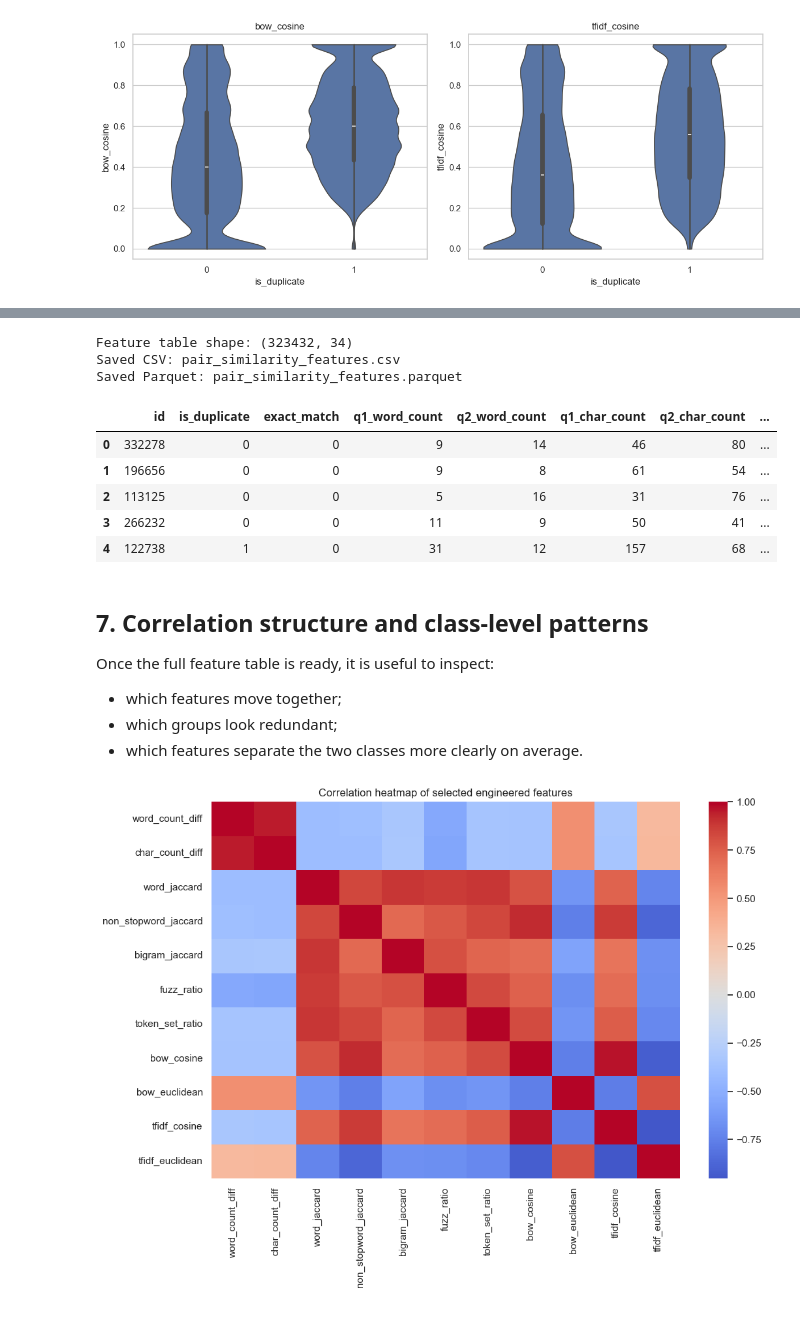
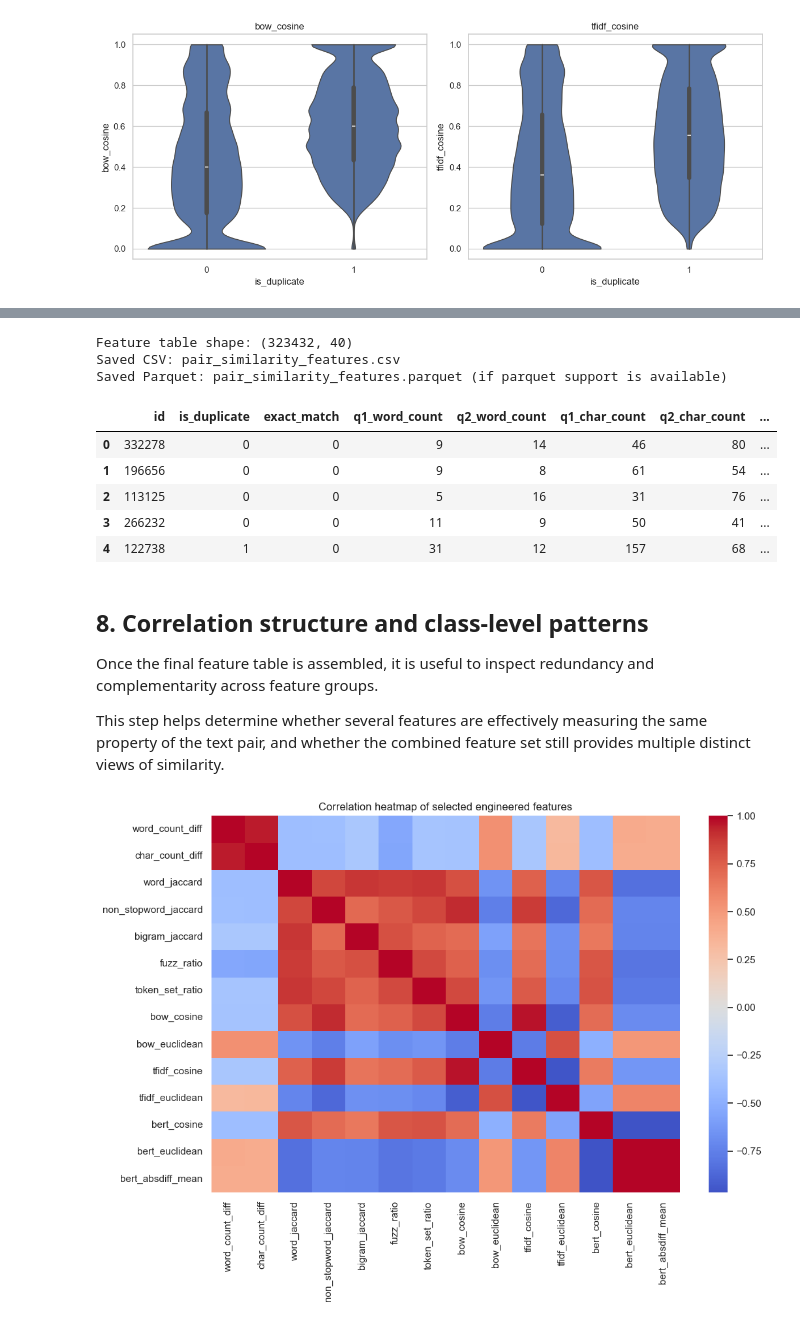
Before and after one commit to Demavend/Quora-project, a Jupyter notebook: notebooks/03_feature_engineering.ipynb, the cells around one changed output, grey strips where cells are left out. Cells and saved outputs as stored; diff of their text form; code cells hidden in the pictures.

Commit message:
Compleate first modeling step

```diff
--- a/notebooks/03_feature_engineering.ipynb
+++ b/notebooks/03_feature_engineering.ipynb
@@ -353,21 +566,28 @@ The final table keeps the row identifier and target column, then appends:
 # %%
 feature_table = build_feature_table(df)
+
+if bert_features is not None:
+    feature_table = pd.concat([feature_table, bert_features.reset_index(drop=True)], axis=1)
+    feature_table = feature_table.loc[:, ~feature_table.columns.duplicated()]
 
 feature_csv_path = PROCESSED_DIR / "pair_similarity_features.csv"
 feature_parquet_path = PROCESSED_DIR / "pair_similarity_features.parquet"
 
 feature_table.to_csv(feature_csv_path, index=False)
-feature_table.to_parquet(feature_parquet_path, index=False)
+try:
+    feature_table.to_parquet(feature_parquet_path, index=False)
+except Exception:
+    pass
 
 print(f"Feature table shape: {feature_table.shape}")
 print(f"Saved CSV: {feature_csv_path.name}")
-print(f"Saved Parquet: {feature_parquet_path.name}")
+print(f"Saved Parquet: {feature_parquet_path.name} (if parquet support is available)")
 
 feature_table.head()
 # %% [output]
-Feature table shape: (323432, 34)
+Feature table shape: (323432, 40)
 Saved CSV: pair_similarity_features.csv
-Saved Parquet: pair_similarity_features.parquet
+Saved Parquet: pair_similarity_features.parquet (if parquet support is available)
 |  | id | is_duplicate | exact_match | q1_word_count | q2_word_count | q1_char_count | q2_char_count | ... |
 | 0 | 332278 | 0 | 0 | 9 | 14 | 46 | 80 | ... |
 | 1 | 196656 | 0 | 0 | 9 | 8 | 61 | 54 | ... |
@@ -375,37 +595,39 @@ Saved Parquet: pair_similarity_features.parquet
 | 3 | 266232 | 0 | 0 | 11 | 9 | 50 | 41 | ... |
 | 4 | 122738 | 1 | 0 | 31 | 12 | 157 | 68 | ... |
 # %% [markdown]
-## 7. Correlation structure and class-level patterns
+## 8. Correlation structure and class-level patterns
 
-Once the full feature table is ready, it is useful to inspect:
-- which features move together;
-- which groups look redundant;
-- which features separate the two classes more clearly on average.
+Once the final feature table is assembled, it is useful to inspect redundancy and complementarity across feature groups.
+
+This step helps determine whether several features are effectively measuring the same property of the text pair, and whether the combined feature set still provides multiple distinct views of similarity.
 # %%
 numeric_cols = get_numeric_feature_columns(feature_table)
 corr_cols = [
     "word_count_diff",
     "char_count_diff",
     "word_jaccard",
     "non_stopword_jaccard",
     "bigram_jaccard",
     "fuzz_ratio",
     "token_set_ratio",
     "bow_cosine",
     "bow_euclidean",
     "tfidf_cosine",
     "tfidf_euclidean",
+    "bert_cosine",
+    "bert_euclidean",
+    "bert_absdiff_mean",
 ]
 
 corr_cols = [col for col in corr_cols if col in feature_table.columns]
 
 plt.figure(figsize=(11, 8))
 sns.heatmap(feature_table[corr_cols].corr(), cmap="coolwarm", center=0, annot=False)
 plt.title("Correlation heatmap of selected engineered features")
 plt.tight_layout()
 plt.show()
 # %% [output]
-[figure, old version]
+[figure, new version]
 # %%
 mean_by_class = feature_table.groupby("is_duplicate")[corr_cols].mean().T
 scaled_mean_by_class = mean_by_class.copy()
```
Also changed, not shown: parts of 27 cells of this notebook, 7 other files.
